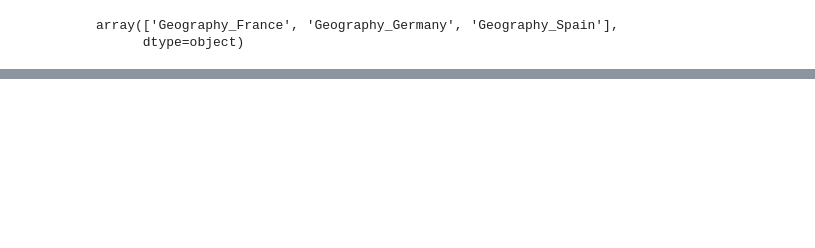
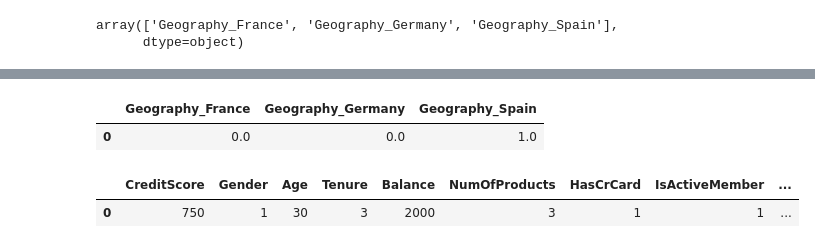
Before and after one commit to Gulshanstar/EndToEndANNProject, a Jupyter notebook: experiments.ipynb, the cells around one changed output, grey strips where cells are left out. Cells and saved outputs as stored; diff of their text form; code cells hidden in the pictures; blank space fills up the shorter version.

```diff
--- a/experiments.ipynb
+++ b/experiments.ipynb
@@ -114,0 +246,17 @@ with open('ohe.pkl','wb') as file:
+# %%
+geo_features = one_geography_load.transform(input_df[['Geography']])
+# oe.get_feature_names_out(['Geography'])
+geo_features_df = pd.DataFrame(data=geo_features, columns=['Geography_France', 'Geography_Germany', 'Geography_Spain'])
+geo_features_df
+# %% [output]
+|  | Geography_France | Geography_Germany | Geography_Spain |
+| 0 | 0.0 | 0.0 | 1.0 |
+# %%
+input_df.drop(columns=['Geography'], inplace=True)
+# %%
+
+res_df = pd.concat([input_df.reset_index(drop=True), geo_features_df], axis=1)
+res_df
+# %% [output]
+|  | CreditScore | Gender | Age | Tenure | Balance | NumOfProducts | HasCrCard | IsActiveMember | ... |
+| 0 | 750 | 1 | 30 | 3 | 2000 | 3 | 1 | 1 | ... |
```
Also changed, not shown: parts of 23 cells of this notebook, 7 other files.
